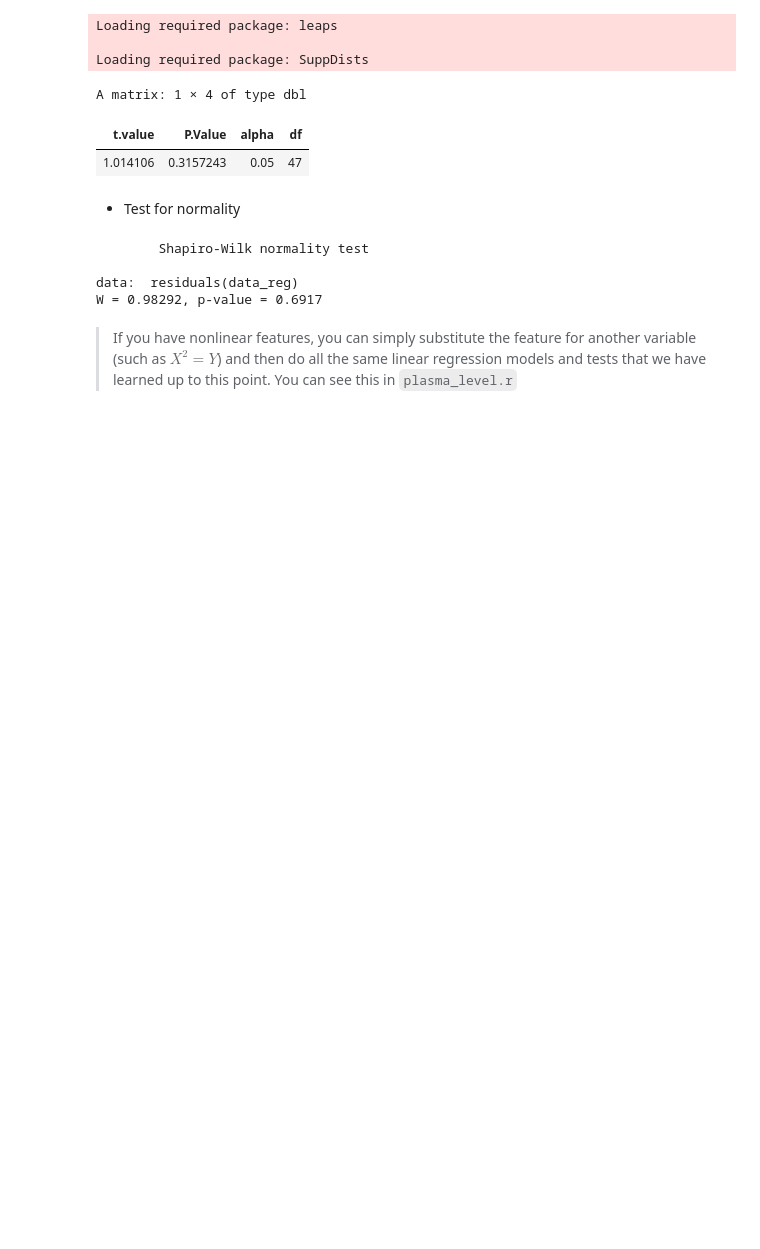
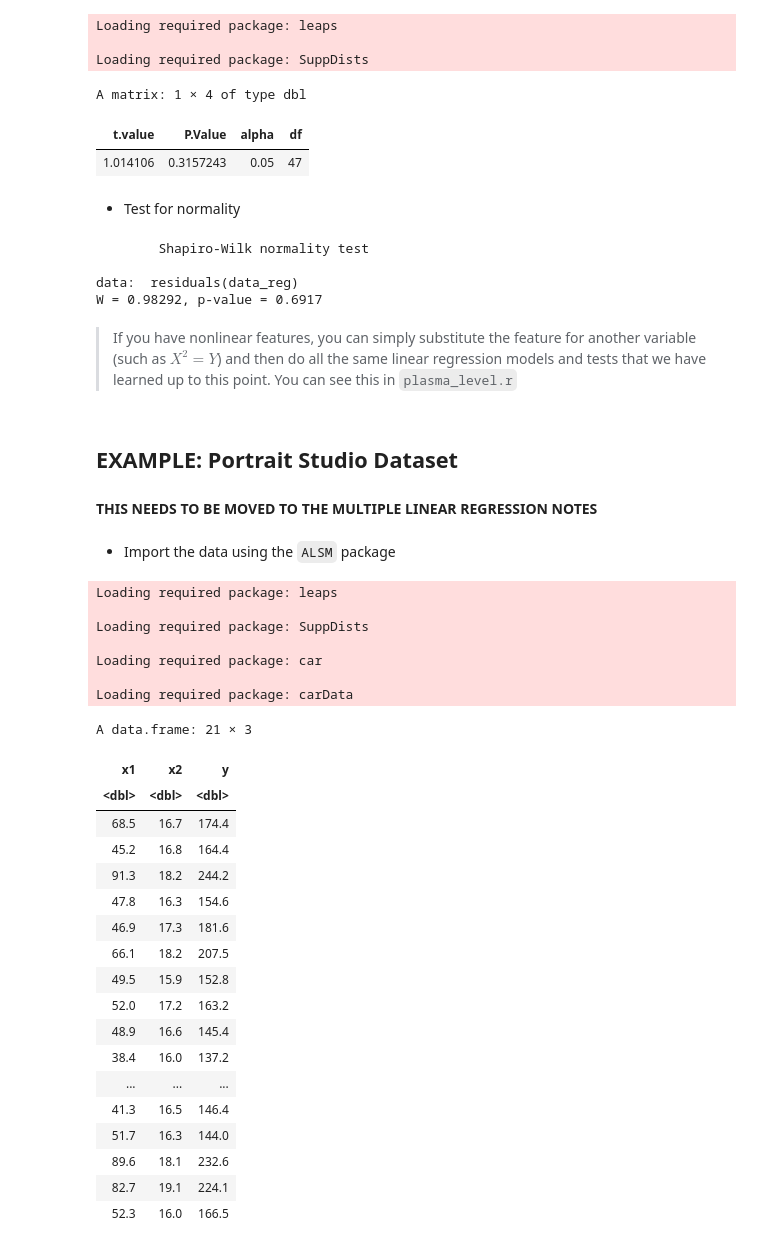
Before and after one commit to TrevorBushnell/STEM-Notes, a Jupyter notebook: MATH425 Applied Statistical Models/D - Inferences in Regression Analysis.ipynb, the cells around one changed output. Saved outputs shown, nothing was run; the diff lists cells and outputs as text; code cells hidden in the pictures; blank space fills up the shorter version.

Commit message:
Lecture notes MATH425 9/28/22

```diff
--- a/MATH425 Applied Statistical Models/D - Inferences in Regression Analysis.ipynb
+++ b/MATH425 Applied Statistical Models/D - Inferences in Regression Analysis.ipynb
@@ -211,3 +211,40 @@ data:  residuals(data_reg)
 W = 0.98292, p-value = 0.6917
 # %% [markdown]
 > If you have nonlinear features, you can simply substitute the feature for another variable (such as $X^2 = Y$) and then do all the same linear regression models and tests that we have learned up to this point. You can see this in `plasma_level.r`
+# %% [markdown]
+## EXAMPLE: Portrait Studio Dataset
+
+#### THIS NEEDS TO BE MOVED TO THE MULTIPLE LINEAR REGRESSION NOTES
+# %% [markdown]
+* Import the data using the `ALSM` package
+# %%
+library(ALSM)
+Data = PortraitStudio
+Data
+# %% [output]
+Loading required package: leaps
+
+Loading required package: SuppDists
+
+Loading required package: car
+
+Loading required package: carData
+A data.frame: 21 × 3
+| x1 | x2 | y |
+| <dbl> | <dbl> | <dbl> |
+| 68.5 | 16.7 | 174.4 |
+| 45.2 | 16.8 | 164.4 |
+| 91.3 | 18.2 | 244.2 |
+| 47.8 | 16.3 | 154.6 |
+| 46.9 | 17.3 | 181.6 |
+| 66.1 | 18.2 | 207.5 |
+| 49.5 | 15.9 | 152.8 |
+| 52.0 | 17.2 | 163.2 |
+| 48.9 | 16.6 | 145.4 |
+| 38.4 | 16.0 | 137.2 |
+| ... | ... | ... |
+| 41.3 | 16.5 | 146.4 |
+| 51.7 | 16.3 | 144.0 |
+| 89.6 | 18.1 | 232.6 |
+| 82.7 | 19.1 | 224.1 |
+| 52.3 | 16.0 | 166.5 |
```
Also changed, not shown: parts of 7 cells of this notebook.
